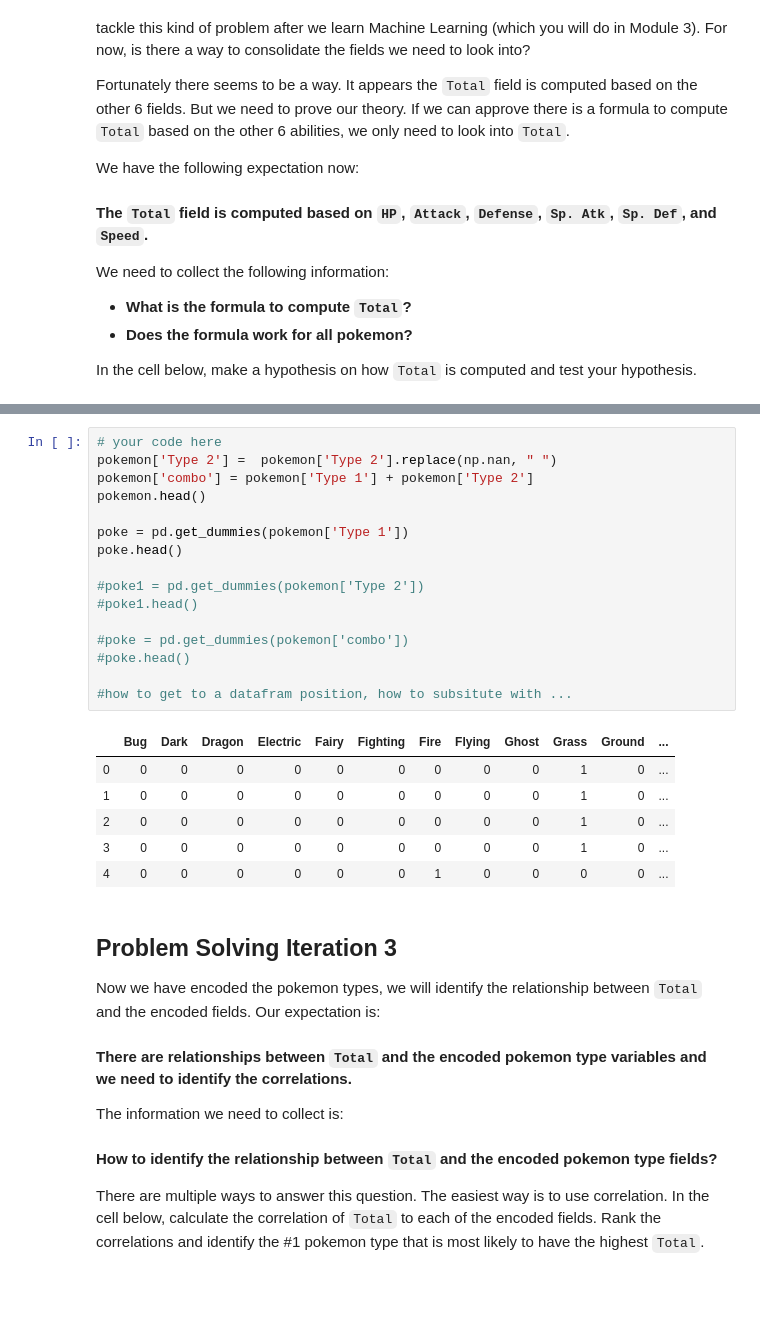
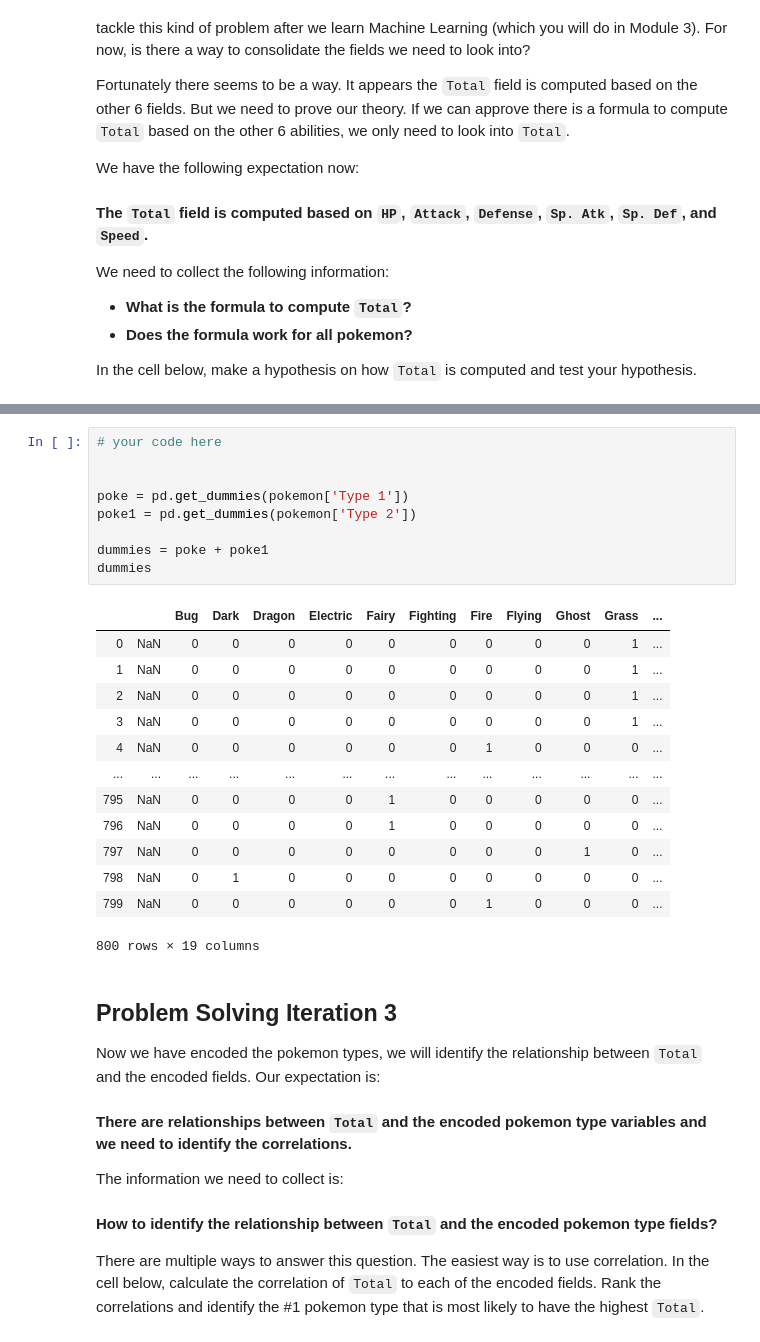
Before and after one commit to mazzoal/dataV2-labs, a Jupyter notebook: module-1/Dataframe-Calculations/your-code/challenge-2.ipynb, the cells around one changed output, grey strips where cells are left out. Drawn from its saved outputs; the diff is of its cells as text; blank space fills up the shorter version.

```diff
--- a/module-1/Dataframe-Calculations/your-code/challenge-2.ipynb
+++ b/module-1/Dataframe-Calculations/your-code/challenge-2.ipynb
@@ -99,29 +93,29 @@ For instance, if a pokemon has `Type 1` as `Poison` and `Type 2` as `Fire`, then
 The new numerical variables you create should look like below:
 
 ![One Hot Encoding](../images/one-hot-encoding.png)
-# %%
-# your code here
-pokemon['Type 2'] =  pokemon['Type 2'].replace(np.nan, " ")
-pokemon['combo'] = pokemon['Type 1'] + pokemon['Type 2']
-pokemon.head()
-
-poke = pd.get_dummies(pokemon['Type 1'])
-poke.head()
-
-#poke1 = pd.get_dummies(pokemon['Type 2'])
-#poke1.head()
-
-#poke = pd.get_dummies(pokemon['combo'])
-#poke.head()
-
-#how to get to a datafram position, how to subsitute with ...
-# %% [output]
-|  | Bug | Dark | Dragon | Electric | Fairy | Fighting | Fire | Flying | Ghost | Grass | Ground | ... |
-| 0 | 0 | 0 | 0 | 0 | 0 | 0 | 0 | 0 | 0 | 1 | 0 | ... |
-| 1 | 0 | 0 | 0 | 0 | 0 | 0 | 0 | 0 | 0 | 1 | 0 | ... |
-| 2 | 0 | 0 | 0 | 0 | 0 | 0 | 0 | 0 | 0 | 1 | 0 | ... |
-| 3 | 0 | 0 | 0 | 0 | 0 | 0 | 0 | 0 | 0 | 1 | 0 | ... |
-| 4 | 0 | 0 | 0 | 0 | 0 | 0 | 1 | 0 | 0 | 0 | 0 | ... |
+# %%
+# your code here
+
+
+poke = pd.get_dummies(pokemon['Type 1'])
+poke1 = pd.get_dummies(pokemon['Type 2'])
+
+dummies = poke + poke1
+dummies
+# %% [output]
+|  |  | Bug | Dark | Dragon | Electric | Fairy | Fighting | Fire | Flying | Ghost | Grass | ... |
+| 0 | NaN | 0 | 0 | 0 | 0 | 0 | 0 | 0 | 0 | 0 | 1 | ... |
+| 1 | NaN | 0 | 0 | 0 | 0 | 0 | 0 | 0 | 0 | 0 | 1 | ... |
+| 2 | NaN | 0 | 0 | 0 | 0 | 0 | 0 | 0 | 0 | 0 | 1 | ... |
+| 3 | NaN | 0 | 0 | 0 | 0 | 0 | 0 | 0 | 0 | 0 | 1 | ... |
+| 4 | NaN | 0 | 0 | 0 | 0 | 0 | 0 | 1 | 0 | 0 | 0 | ... |
+| ... | ... | ... | ... | ... | ... | ... | ... | ... | ... | ... | ... | ... |
+| 795 | NaN | 0 | 0 | 0 | 0 | 1 | 0 | 0 | 0 | 0 | 0 | ... |
+| 796 | NaN | 0 | 0 | 0 | 0 | 1 | 0 | 0 | 0 | 0 | 0 | ... |
+| 797 | NaN | 0 | 0 | 0 | 0 | 0 | 0 | 0 | 0 | 1 | 0 | ... |
+| 798 | NaN | 0 | 1 | 0 | 0 | 0 | 0 | 0 | 0 | 0 | 0 | ... |
+| 799 | NaN | 0 | 0 | 0 | 0 | 0 | 0 | 1 | 0 | 0 | 0 | ... |
+800 rows × 19 columns
 # %% [markdown]
 ## Problem Solving Iteration 3
 
```
Also changed, not shown: parts of 4 cells of this notebook.
